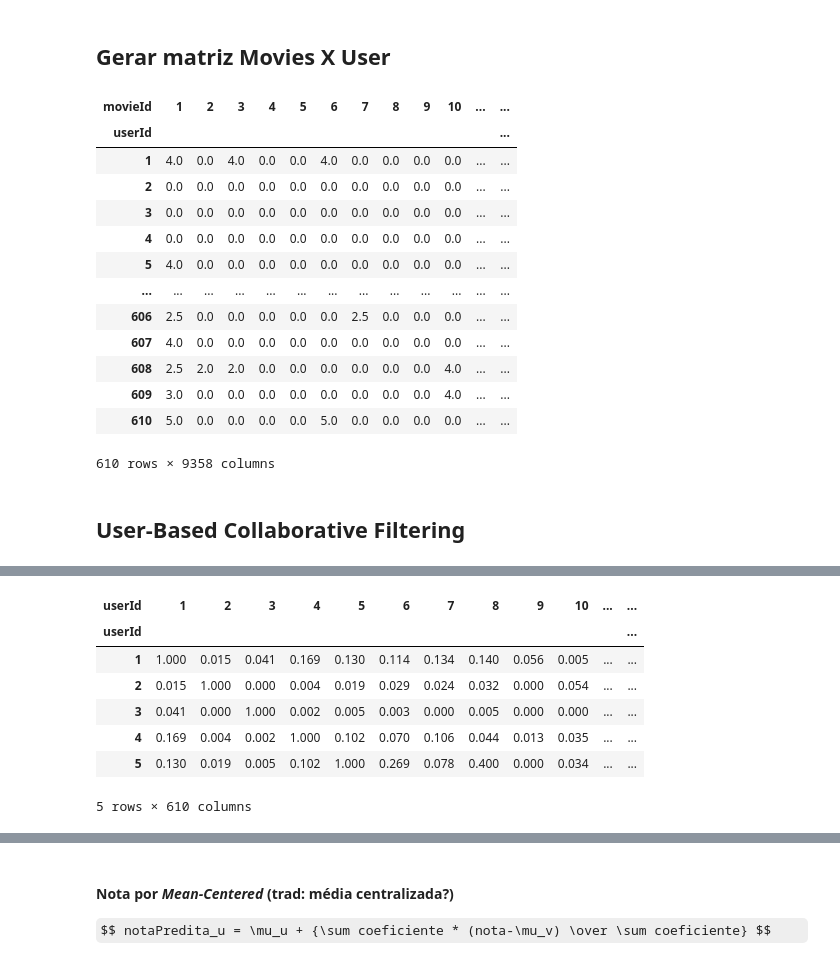
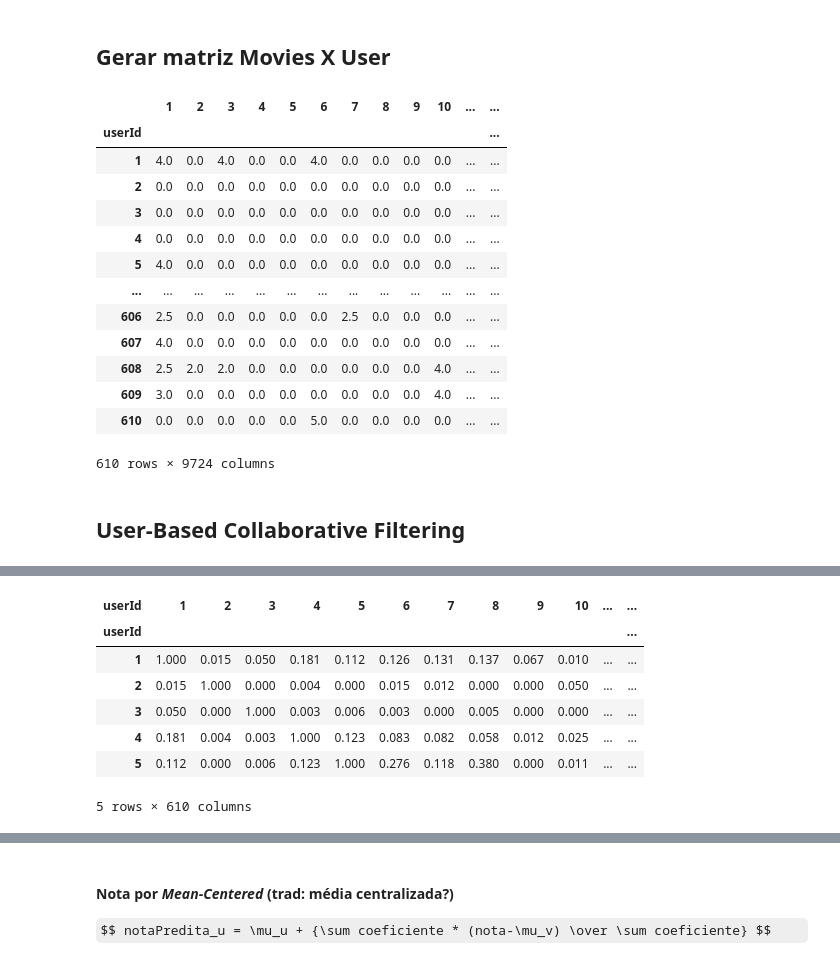
Before and after one commit to xnes/recsys, a Jupyter notebook: rec_sys_apresentacao_2.ipynb, the cells around one changed output, grey strips where cells are left out. Drawn from its saved outputs; the diff is of its cells as text; code cells hidden in the pictures; some formulas as TeX source.

```diff
--- a/rec_sys_apresentacao_2.ipynb
+++ b/rec_sys_apresentacao_2.ipynb
@@ -147,33 +151,34 @@ Name: rating, dtype: float64
 ## Gerar matriz Movies X User
 # %%
 def gerar_matriz_movies_user(dados):
-    global moviesX_usersY
-    moviesX_usersY = dados.groupby(['userId', 'movieId'])['rating'].first().unstack(fill_value=0.0)
-    return moviesX_usersY
+    global ratings_usuarios
+    ratings_usuarios = dados.groupby(['userId', 'movieId'])['rating'].first().unstack(fill_value=0.0)
+    ratings_usuarios = pd.DataFrame(data=ratings_usuarios, columns=lista_filmes_avaliados).fillna(0)
+    return ratings_usuarios
 
 #### Funções para auxiliar
 def listar_filmes_ja_vistos(usuario):
     #filmes_ja_vistos_bin = matriz_filmes_X_usuarios.loc[usuario].gt(0)   #gerar array com o que usuário já deu rating: True ou False
     #return filmes_ja_vistos_bin.index[filmes_ja_vistos_bin].to_list() #com base no anterior, listar filmes que já viu
     if(type(usuario)==list):
-        filmes_usuario = moviesX_usersY.loc[usuario].sum(axis = 0)
+        filmes_usuario = ratings_usuarios.loc[usuario].sum(axis = 0)
     else: #if(type(usuario)==int):
-        filmes_usuario = moviesX_usersY.loc[usuario]
+        filmes_usuario = ratings_usuarios.loc[usuario]
     return filmes_usuario[filmes_usuario!=0].index.to_list()
 
 def listar_filmes_nao_vistos(usuario):
     if(type(usuario)==list):
-        filmes_usuario = moviesX_usersY.loc[usuario].sum(axis = 0)
+        filmes_usuario = ratings_usuarios.loc[usuario].sum(axis = 0)
     else:
-        filmes_usuario = moviesX_usersY.loc[usuario]
+        filmes_usuario = ratings_usuarios.loc[usuario]
     return filmes_usuario[filmes_usuario==0].index.to_list()
 
 def listar_notas_usuario(userId):
-    return moviesX_usersY[moviesX_usersY.index==userId]
+    return ratings_usuarios[ratings_usuarios.index==userId]
 
 gerar_matriz_movies_user(ratings_treino)
 # %% [output]
-| movieId | 1 | 2 | 3 | 4 | 5 | 6 | 7 | 8 | 9 | 10 | ... | ... |
+|  | 1 | 2 | 3 | 4 | 5 | 6 | 7 | 8 | 9 | 10 | ... | ... |
 | userId |  |  |  |  |  |  |  |  |  |  |  | ... |
 | 1 | 4.0 | 0.0 | 4.0 | 0.0 | 0.0 | 4.0 | 0.0 | 0.0 | 0.0 | 0.0 | ... | ... |
 | 2 | 0.0 | 0.0 | 0.0 | 0.0 | 0.0 | 0.0 | 0.0 | 0.0 | 0.0 | 0.0 | ... | ... |
@@ -185,8 +190,8 @@ gerar_matriz_movies_user(ratings_treino)
 | 607 | 4.0 | 0.0 | 0.0 | 0.0 | 0.0 | 0.0 | 0.0 | 0.0 | 0.0 | 0.0 | ... | ... |
 | 608 | 2.5 | 2.0 | 2.0 | 0.0 | 0.0 | 0.0 | 0.0 | 0.0 | 0.0 | 4.0 | ... | ... |
 | 609 | 3.0 | 0.0 | 0.0 | 0.0 | 0.0 | 0.0 | 0.0 | 0.0 | 0.0 | 4.0 | ... | ... |
-| 610 | 5.0 | 0.0 | 0.0 | 0.0 | 0.0 | 5.0 | 0.0 | 0.0 | 0.0 | 0.0 | ... | ... |
+| 610 | 0.0 | 0.0 | 0.0 | 0.0 | 0.0 | 5.0 | 0.0 | 0.0 | 0.0 | 0.0 | ... | ... |
-610 rows × 9358 columns
+610 rows × 9724 columns
 # %% [markdown]
 ## User-Based Collaborative Filtering
 # %% [markdown]
@@ -214,24 +219,24 @@ Problemas
 # %%
 def obter_mais_similares(target, matriz_similaridade, k = 25, min_score = 0):
     similares = matriz_similaridade.loc[target].sort_values(ascending=False).drop(target)
     similares = similares[similares >= min_score]
     return similares.iloc[:k]
 
 def gerar_matriz_similaridade_user(dados):
     global users_cosine
     users_cosine_array = cosine_similarity(dados)
-    users_cosine = pd.DataFrame(data=users_cosine_array, index=moviesX_usersY.index, columns=moviesX_usersY.index)
+    users_cosine = pd.DataFrame(data=users_cosine_array, index=dados.index, columns=dados.index)
     return users_cosine
 
 users_cosine.round(3).head()
 # %% [output]
 | userId | 1 | 2 | 3 | 4 | 5 | 6 | 7 | 8 | 9 | 10 | ... | ... |
 | userId |  |  |  |  |  |  |  |  |  |  |  | ... |
-| 1 | 1.000 | 0.015 | 0.041 | 0.169 | 0.130 | 0.114 | 0.134 | 0.140 | 0.056 | 0.005 | ... | ... |
-| 2 | 0.015 | 1.000 | 0.000 | 0.004 | 0.019 | 0.029 | 0.024 | 0.032 | 0.000 | 0.054 | ... | ... |
-| 3 | 0.041 | 0.000 | 1.000 | 0.002 | 0.005 | 0.003 | 0.000 | 0.005 | 0.000 | 0.000 | ... | ... |
-| 4 | 0.169 | 0.004 | 0.002 | 1.000 | 0.102 | 0.070 | 0.106 | 0.044 | 0.013 | 0.035 | ... | ... |
-| 5 | 0.130 | 0.019 | 0.005 | 0.102 | 1.000 | 0.269 | 0.078 | 0.400 | 0.000 | 0.034 | ... | ... |
+| 1 | 1.000 | 0.015 | 0.050 | 0.181 | 0.112 | 0.126 | 0.131 | 0.137 | 0.067 | 0.010 | ... | ... |
+| 2 | 0.015 | 1.000 | 0.000 | 0.004 | 0.000 | 0.015 | 0.012 | 0.000 | 0.000 | 0.050 | ... | ... |
+| 3 | 0.050 | 0.000 | 1.000 | 0.003 | 0.006 | 0.003 | 0.000 | 0.005 | 0.000 | 0.000 | ... | ... |
+| 4 | 0.181 | 0.004 | 0.003 | 1.000 | 0.123 | 0.083 | 0.082 | 0.058 | 0.012 | 0.025 | ... | ... |
+| 5 | 0.112 | 0.000 | 0.006 | 0.123 | 1.000 | 0.276 | 0.118 | 0.380 | 0.000 | 0.011 | ... | ... |
 5 rows × 610 columns
 # %% [markdown]
 ### Gerar a Recomendação de acordo com a nota dada pelos usuários similares
```
Also changed, not shown: parts of 19 cells of this notebook.
